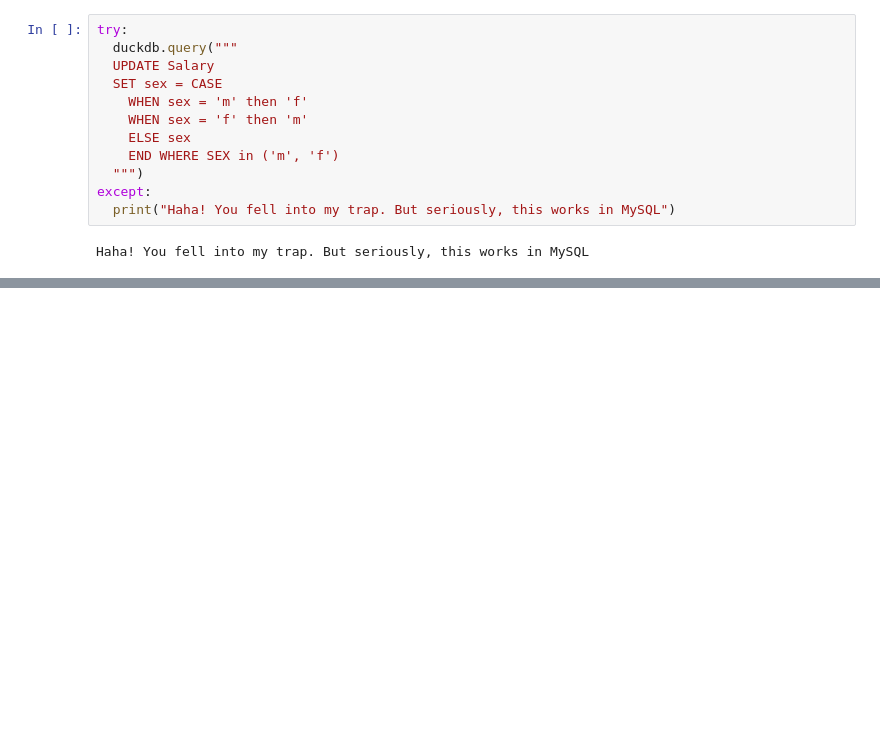
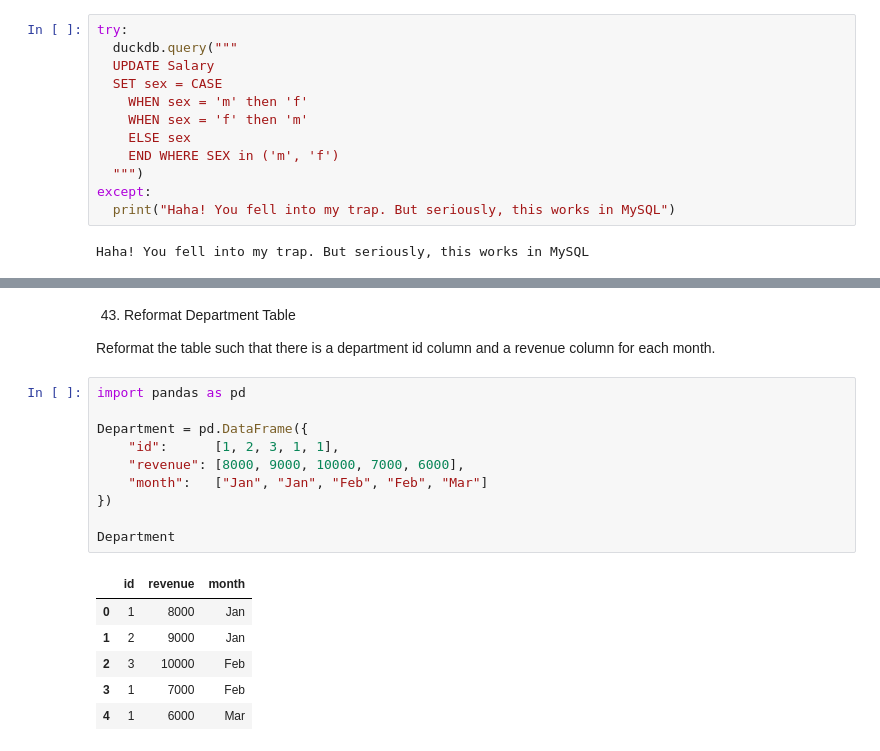
Before and after one commit to isaac-altair/SQL, a Jupyter notebook: Various_SQL_Exercises.ipynb, the cells around one changed output, grey strips where cells are left out. Cells and saved outputs as stored; diff of their text form; blank space fills up the shorter version.

```diff
--- a/Various_SQL_Exercises.ipynb
+++ b/Various_SQL_Exercises.ipynb
@@ -2008,0 +2201,21 @@ Haha! You fell into my trap. But seriously, this works in MySQL
+# %% [markdown]
+43. Reformat Department Table
+
+Reformat the table such that there is a department id column and a revenue column for each month.
+# %%
+import pandas as pd
+
+Department = pd.DataFrame({
+    "id":      [1, 2, 3, 1, 1],
+    "revenue": [8000, 9000, 10000, 7000, 6000],
+    "month":   ["Jan", "Jan", "Feb", "Feb", "Mar"]
+})
+
+Department
+# %% [output]
+|  | id | revenue | month |
+| 0 | 1 | 8000 | Jan |
+| 1 | 2 | 9000 | Jan |
+| 2 | 3 | 10000 | Feb |
+| 3 | 1 | 7000 | Feb |
+| 4 | 1 | 6000 | Mar |
```
Also changed, not shown: parts of 17 cells of this notebook.
